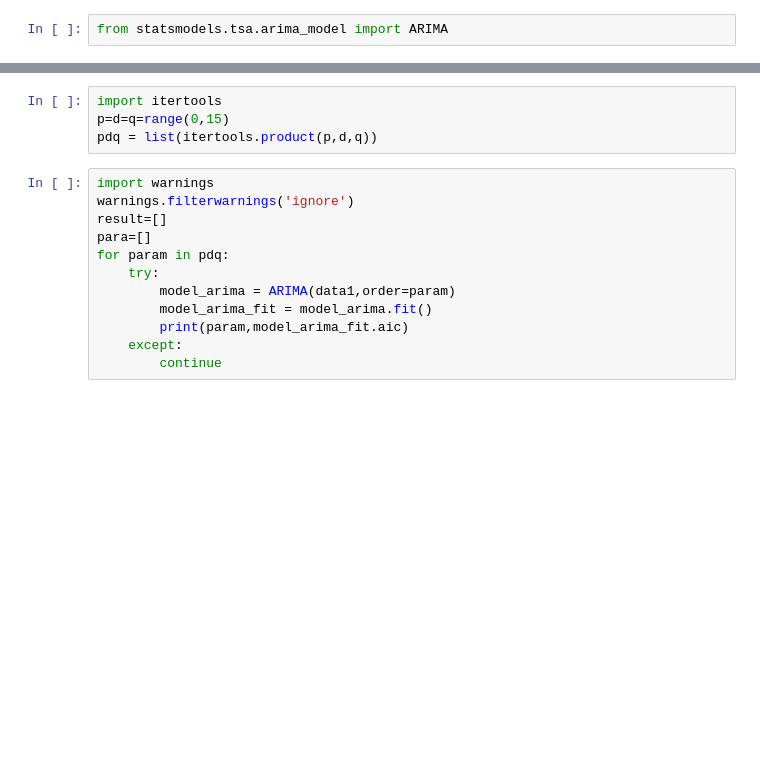
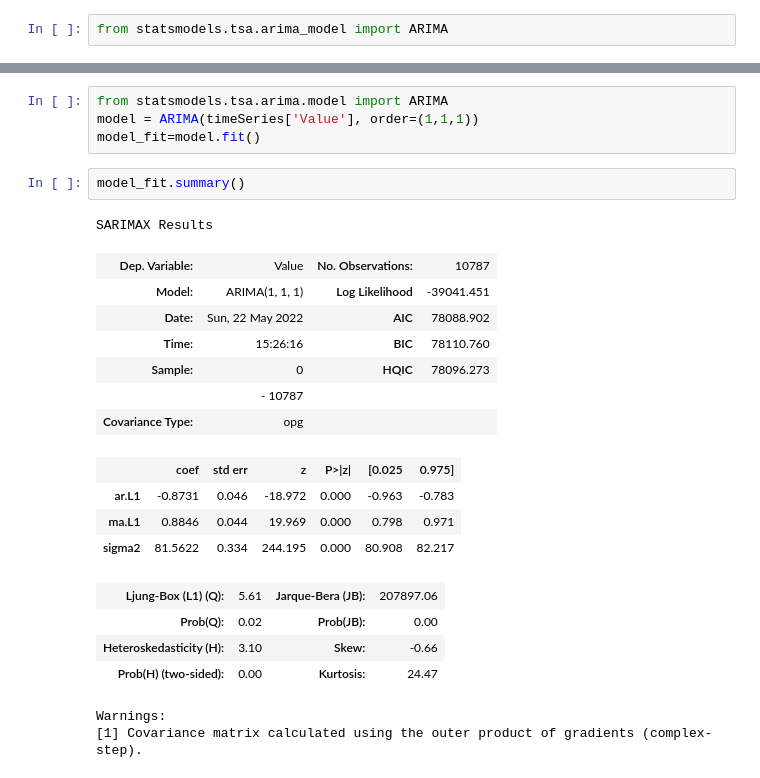
Before and after one commit to sabesan1998/ML_Assignment2_IT19129822_IT19058788_IT19056630, a Jupyter notebook: TimeSeries.ipynb, the cells around one changed output, grey strips where cells are left out. Drawn from its saved outputs; the diff is of its cells as text; blank space fills up the shorter version.

```diff
--- a/TimeSeries.ipynb
+++ b/TimeSeries.ipynb
@@ -211,16 +210,25 @@ Total fit time: 232.538 seconds
 # %%
-import itertools
-p=d=q=range(0,15)
-pdq = list(itertools.product(p,d,q))
+from statsmodels.tsa.arima.model import ARIMA
+model = ARIMA(timeSeries['Value'], order=(1,1,1))
+model_fit=model.fit()
 # %%
-import warnings
-warnings.filterwarnings('ignore')
-result=[]
-para=[]
-for param in pdq:
-    try:
-        model_arima = ARIMA(data1,order=param)
-        model_arima_fit = model_arima.fit()
-        print(param,model_arima_fit.aic)
-    except:
-        continue
+model_fit.summary()
+# %% [output]
+SARIMAX Results
+| Dep. Variable: | Value | No. Observations: | 10787 |
+| Model: | ARIMA(1, 1, 1) | Log Likelihood | -39041.451 |
+| Date: | Sun, 22 May 2022 | AIC | 78088.902 |
+| Time: | 15:26:16 | BIC | 78110.760 |
+| Sample: | 0 | HQIC | 78096.273 |
+|  | - 10787 |  |  |
+| Covariance Type: | opg |  |  |
+|  | coef | std err | z | P>|z| | [0.025 | 0.975] |
+| ar.L1 | -0.8731 | 0.046 | -18.972 | 0.000 | -0.963 | -0.783 |
+| ma.L1 | 0.8846 | 0.044 | 19.969 | 0.000 | 0.798 | 0.971 |
+| sigma2 | 81.5622 | 0.334 | 244.195 | 0.000 | 80.908 | 82.217 |
+| Ljung-Box (L1) (Q): | 5.61 | Jarque-Bera (JB): | 207897.06 |
+| Prob(Q): | 0.02 | Prob(JB): | 0.00 |
+| Heteroskedasticity (H): | 3.10 | Skew: | -0.66 |
+| Prob(H) (two-sided): | 0.00 | Kurtosis: | 24.47 |
+Warnings:
+[1] Covariance matrix calculated using the outer product of gradients (complex-step).
```
Also changed, not shown: parts of 14 cells of this notebook.
